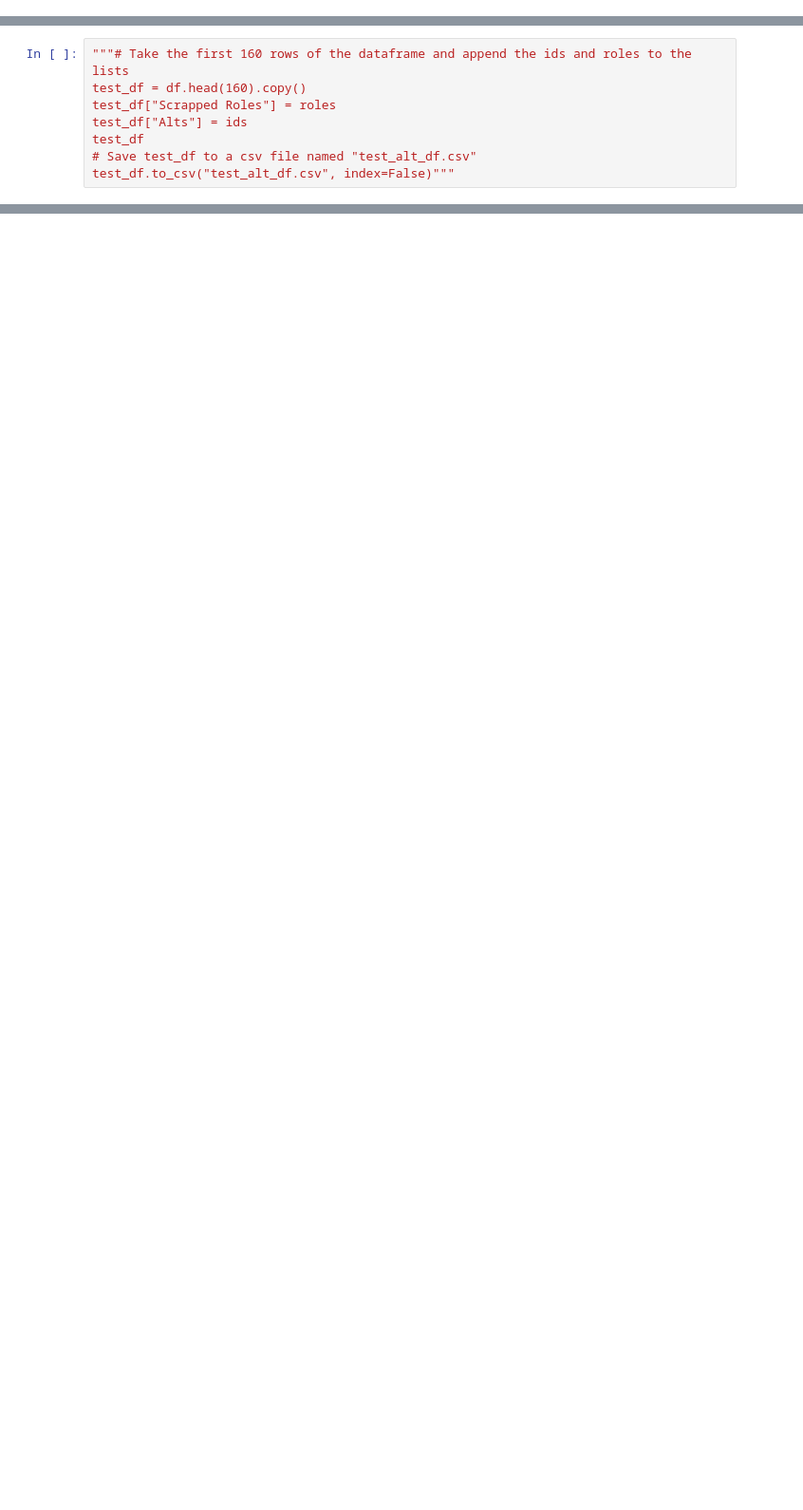
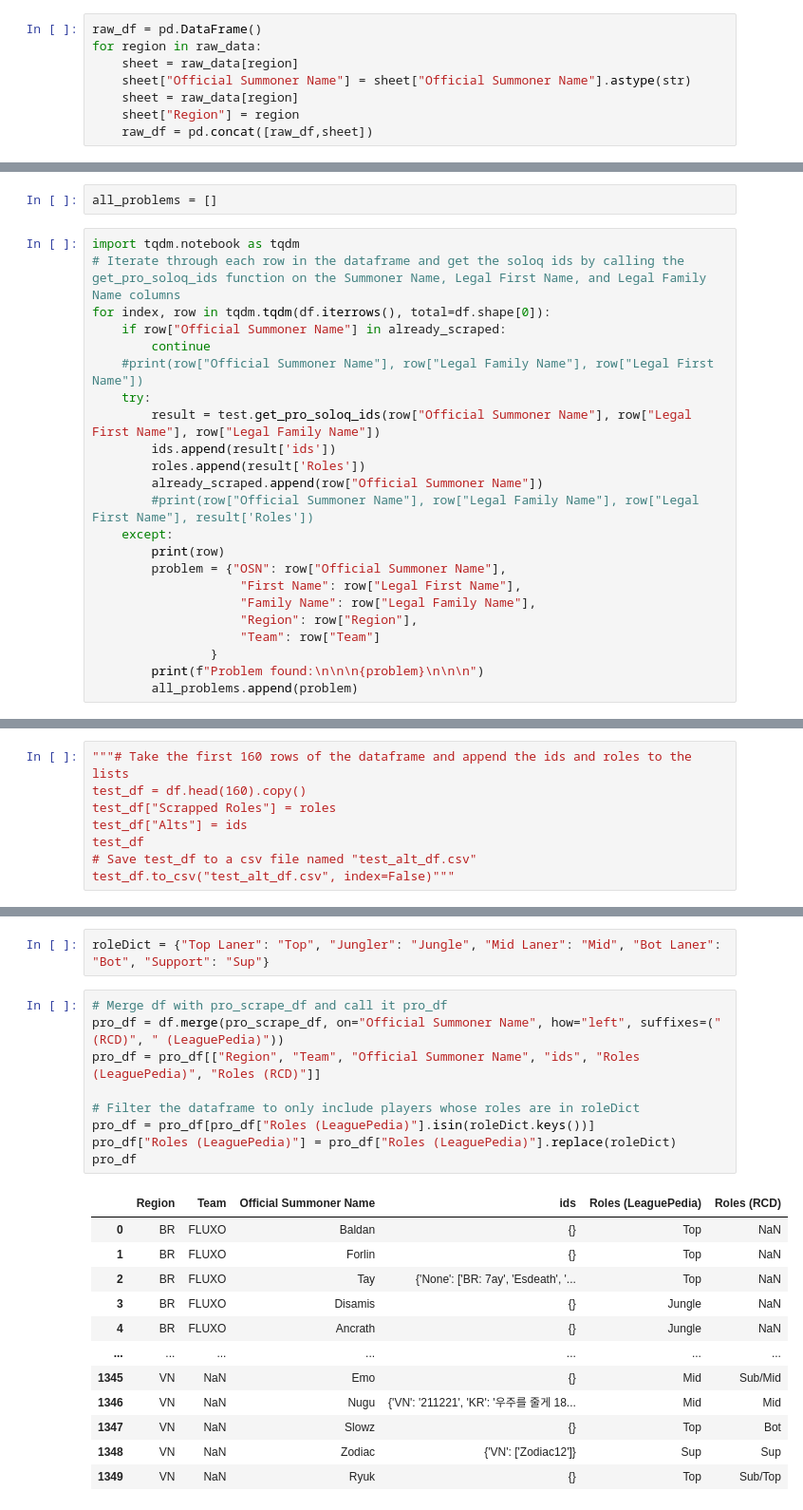
Before and after one commit to piko322/lol-pro-stats-for-pro-strats, a Jupyter notebook: search_pro_test.ipynb, the cells around one changed output, grey strips where cells are left out. Shown at 95% size. Cells and saved outputs as stored; diff of their text form; blank space fills up the shorter version.

Commit message:
Finished parsing leaguepedia

```diff
--- a/search_pro_test.ipynb
+++ b/search_pro_test.ipynb
@@ -297,0 +336,8 @@ df[~df["Official Summoner Name"].isin(already_scraped)]
+# %%
+raw_df = pd.DataFrame()
+for region in raw_data:
+    sheet = raw_data[region]
+    sheet["Official Summoner Name"] = sheet["Official Summoner Name"].astype(str)
+    sheet = raw_data[region]
+    sheet["Region"] = region
+    raw_df = pd.concat([raw_df,sheet])
@@ -301,0 +455,25 @@ len(df), len(ids), len(roles), len(already_scraped)
+# %%
+all_problems = []
+# %%
+import tqdm.notebook as tqdm
+# Iterate through each row in the dataframe and get the soloq ids by calling the get_pro_soloq_ids function on the Summoner Name, Legal First Name, and Legal Family Name columns
+for index, row in tqdm.tqdm(df.iterrows(), total=df.shape[0]):
+    if row["Official Summoner Name"] in already_scraped:
+        continue
+    #print(row["Official Summoner Name"], row["Legal Family Name"], row["Legal First Name"])
+    try:
+        result = test.get_pro_soloq_ids(row["Official Summoner Name"], row["Legal First Name"], row["Legal Family Name"])
+        ids.append(result['ids'])
+        roles.append(result['Roles'])
+        already_scraped.append(row["Official Summoner Name"])
+        #print(row["Official Summoner Name"], row["Legal Family Name"], row["Legal First Name"], result['Roles'])
+    except:
+        print(row)
+        problem = {"OSN": row["Official Summoner Name"],
+                    "First Name": row["Legal First Name"],
+                    "Family Name": row["Legal Family Name"],
+                    "Region": row["Region"],
+                    "Team": row["Team"]
+                }
+        print(f"Problem found:\n\n\n{problem}\n\n\n")
+        all_problems.append(problem)
@@ -344,0 +507,24 @@ pro_scrape_df.to_csv("pro_scrape_df.csv", index=False)
+# %%
+roleDict = {"Top Laner": "Top", "Jungler": "Jungle", "Mid Laner": "Mid", "Bot Laner": "Bot", "Support": "Sup"}
+# %%
+# Merge df with pro_scrape_df and call it pro_df
+pro_df = df.merge(pro_scrape_df, on="Official Summoner Name", how="left", suffixes=(" (RCD)", " (LeaguePedia)"))
+pro_df = pro_df[["Region", "Team", "Official Summoner Name", "ids", "Roles (LeaguePedia)", "Roles (RCD)"]]
+
+# Filter the dataframe to only include players whose roles are in roleDict
+pro_df = pro_df[pro_df["Roles (LeaguePedia)"].isin(roleDict.keys())]
+pro_df["Roles (LeaguePedia)"] = pro_df["Roles (LeaguePedia)"].replace(roleDict)
+pro_df
+# %% [output]
+|  | Region | Team | Official Summoner Name | ids | Roles (LeaguePedia) | Roles (RCD) |
+| 0 | BR | FLUXO | Baldan | {} | Top | NaN |
+| 1 | BR | FLUXO | Forlin | {} | Top | NaN |
+| 2 | BR | FLUXO | Tay | {'None': ['BR: 7ay', 'Esdeath', '... | Top | NaN |
+| 3 | BR | FLUXO | Disamis | {} | Jungle | NaN |
+| 4 | BR | FLUXO | Ancrath | {} | Jungle | NaN |
+| ... | ... | ... | ... | ... | ... | ... |
+| 1345 | VN | NaN | Emo | {} | Mid | Sub/Mid |
+| 1346 | VN | NaN | Nugu | {'VN': '211221', 'KR': '우주를 줄게 18... | Mid | Mid |
+| 1347 | VN | NaN | Slowz | {} | Top | Bot |
+| 1348 | VN | NaN | Zodiac | {'VN': ['Zodiac12']} | Sup | Sup |
+| 1349 | VN | NaN | Ryuk | {} | Top | Sub/Top |
```
Also changed, not shown: parts of 24 cells of this notebook, 4 other files.
